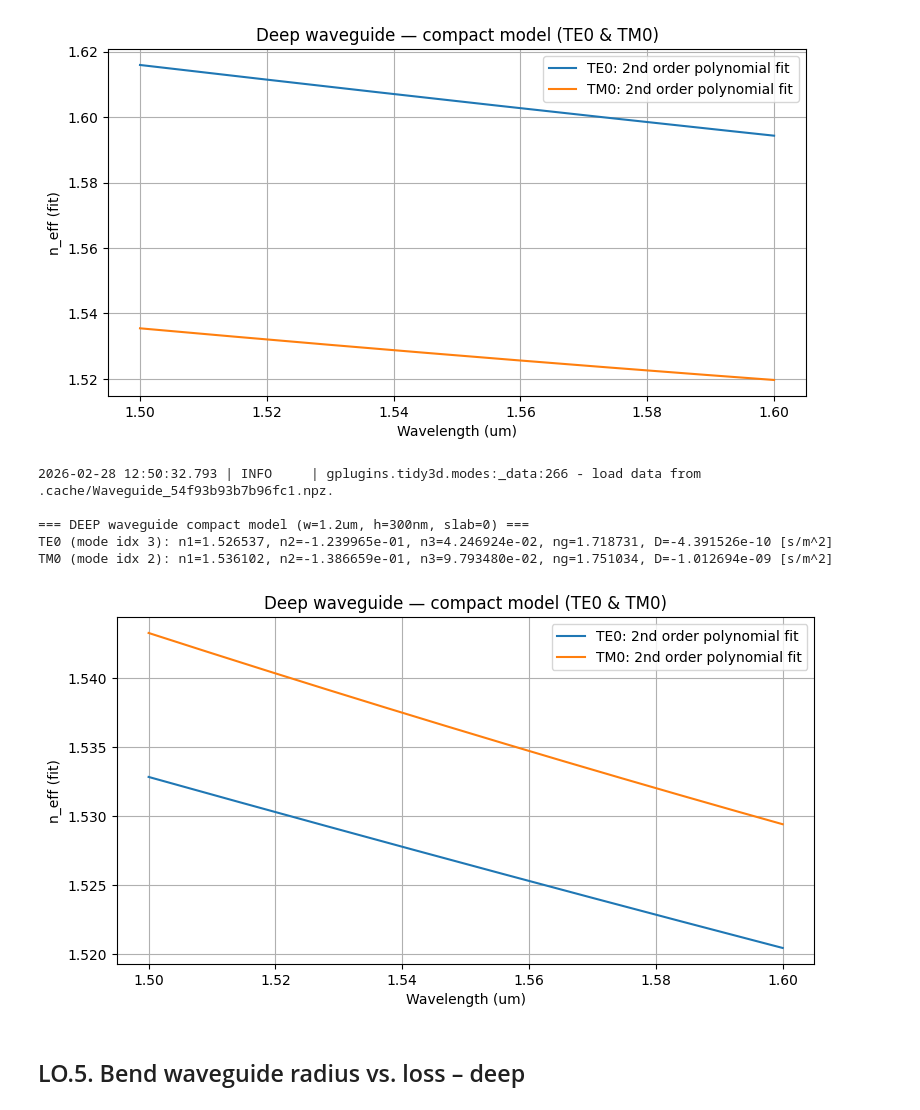
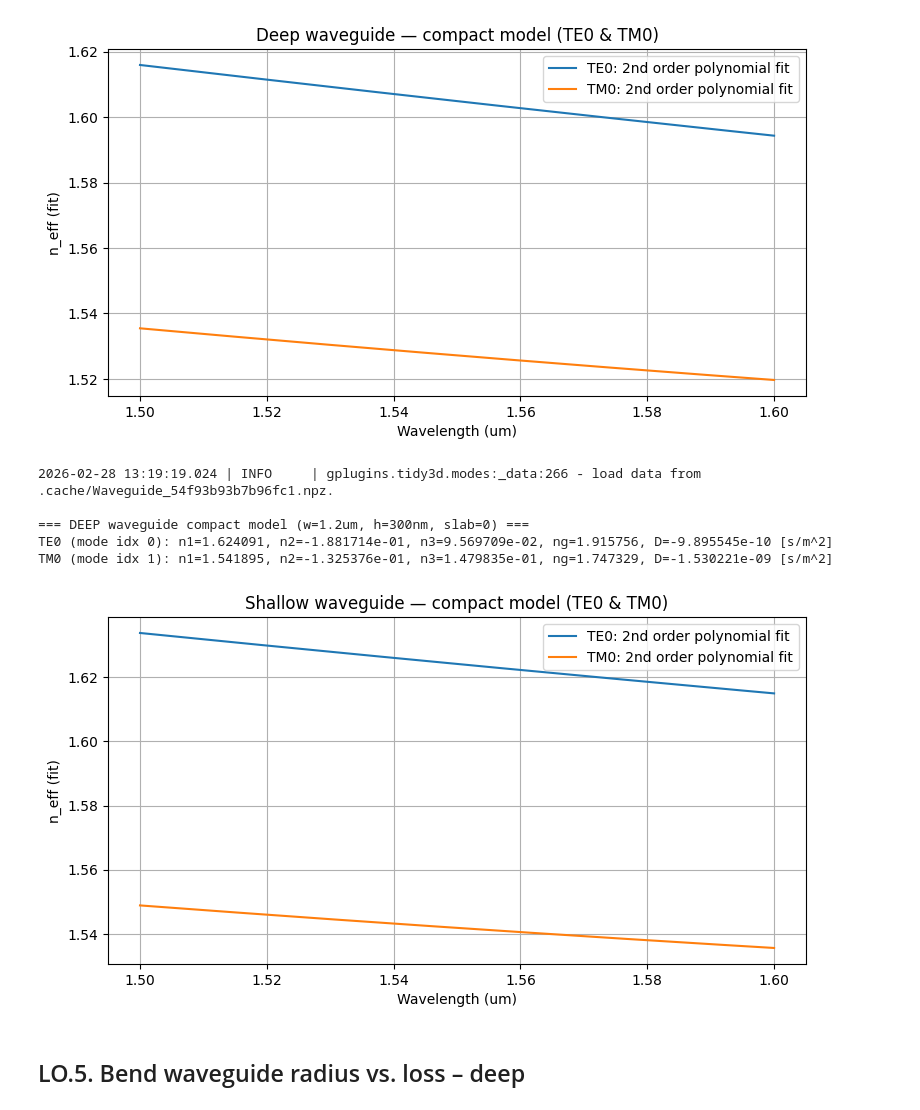
Before and after one commit to rauleet/cifoin-lab1, a Jupyter notebook: WAVEGUIDES_Student.ipynb, the cells around one changed output. Cells and saved outputs as stored; diff of their text form; code cells hidden in the pictures.

```diff
--- a/WAVEGUIDES_Student.ipynb
+++ b/WAVEGUIDES_Student.ipynb
@@ -542,8 +542,8 @@ def pick_mode(frac_arr):
         return int(np.argmax(frac_arr))
     return 0  # fallback: modo fundamental
 
-idx_TE0 = pick_mode(res_te)
-idx_TM0 = pick_mode(res_tm)
+idx_TE0 = 0
+idx_TM0 = 1
 
 neff_TE0 = res_neff[:, idx_TE0].real
 neff_TM0 = res_neff[:, idx_TM0].real
@@ -568,38 +568,38 @@ def calc_ng_D(lambda0_um, lambda0_m, n1, n2, n3):
     return ng, D
 
 ng_te, D_te = calc_ng_D(lambda0, lambda0_m, n1_te, n2_te, n3_te)
 ng_tm, D_tm = calc_ng_D(lambda0, lambda0_m, n1_tm, n2_tm, n3_tm)
 
 print("\n=== DEEP waveguide compact model (w=1.2um, h=300nm, slab=0) ===")
 print(f"TE0 (mode idx {idx_TE0}): n1={n1_te:.6f}, n2={n2_te:.6e}, n3={n3_te:.6e}, ng={ng_te:.6f}, D={D_te:.6e} [s/m^2]")
 print(f"TM0 (mode idx {idx_TM0}): n1={n1_tm:.6f}, n2={n2_tm:.6e}, n3={n3_tm:.6e}, ng={ng_tm:.6f}, D={D_tm:.6e} [s/m^2]")
 
 # --- DIBUJO SOLO DEL POLINOMIO (sin 100 puntos del solver) ---
 w_fine = np.linspace(wavelength.min(), wavelength.max(), 600)
 
 def poly_eval(w, lambda0_um, n1, n2, n3):
     dl = w - lambda0_um
     return n1 + n2*dl + n3*dl**2
 
 neff_te_fit = poly_eval(w_fine, lambda0, n1_te, n2_te, n3_te)
 neff_tm_fit = poly_eval(w_fine, lambda0, n1_tm, n2_tm, n3_tm)
 
 plt.figure(figsize=(9,4.5))
 plt.plot(w_fine, neff_te_fit, label="TE0: 2nd order polynomial fit")
 plt.plot(w_fine, neff_tm_fit, label="TM0: 2nd order polynomial fit")
-plt.title("Deep waveguide — compact model (TE0 & TM0)")
+plt.title("Shallow waveguide — compact model (TE0 & TM0)")
 plt.xlabel("Wavelength (um)")
 plt.ylabel("n_eff (fit)")
 plt.grid(True)
 plt.legend()
 plt.show()
 # %% [output]
-2026-02-28 12:50:32.793 | INFO     | gplugins.tidy3d.modes:_data:266 - load data from .cache/Waveguide_54f93b93b7b96fc1.npz.
+2026-02-28 13:19:19.024 | INFO     | gplugins.tidy3d.modes:_data:266 - load data from .cache/Waveguide_54f93b93b7b96fc1.npz.
 
 === DEEP waveguide compact model (w=1.2um, h=300nm, slab=0) ===
-TE0 (mode idx 3): n1=1.526537, n2=-1.239965e-01, n3=4.246924e-02, ng=1.718731, D=-4.391526e-10 [s/m^2]
-TM0 (mode idx 2): n1=1.536102, n2=-1.386659e-01, n3=9.793480e-02, ng=1.751034, D=-1.012694e-09 [s/m^2]
+TE0 (mode idx 0): n1=1.624091, n2=-1.881714e-01, n3=9.569709e-02, ng=1.915756, D=-9.895545e-10 [s/m^2]
+TM0 (mode idx 1): n1=1.541895, n2=-1.325376e-01, n3=1.479835e-01, ng=1.747329, D=-1.530221e-09 [s/m^2]
-[figure, old version]
+[figure, new version]
 # %% [markdown]
 ## LO.5. Bend waveguide radius vs. loss – deep
 # %% [markdown]
```
